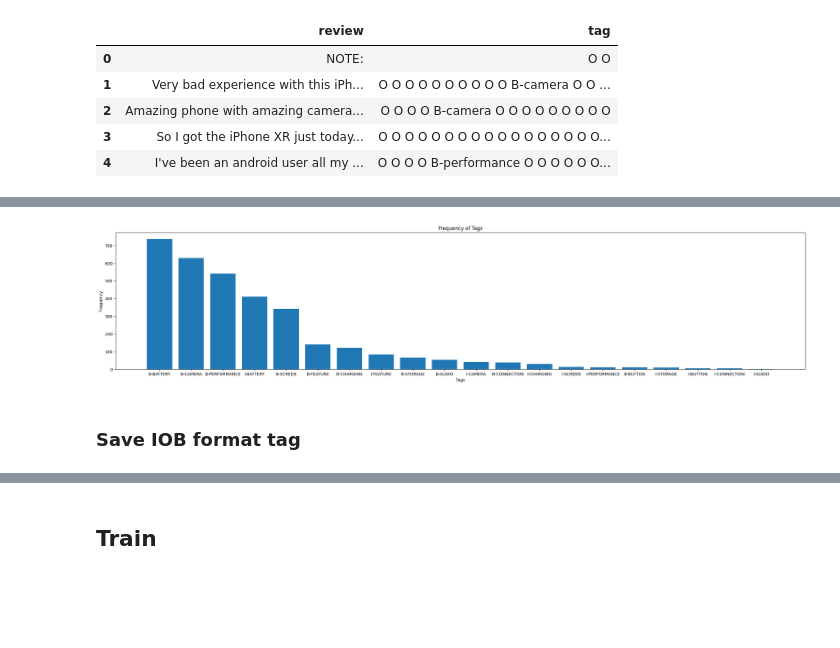
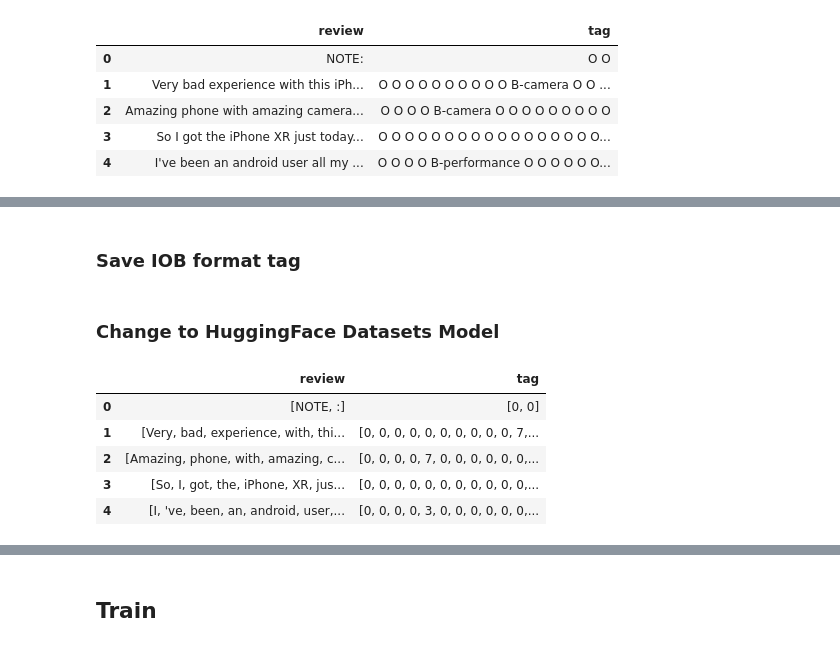
Before and after one commit to IdjiotSandwiches/Combining-Sentiment-Analysis-and-Named-Entity-Recognition-in-Smartphone-Reviews, a Jupyter notebook: Project/NLP_Project.ipynb, the cells around one changed output, grey strips where cells are left out. Cells and saved outputs as stored; diff of their text form; code cells hidden in the pictures; blank space fills up the shorter version.

```diff
--- a/Project/NLP_Project.ipynb
+++ b/Project/NLP_Project.ipynb
@@ -344,0 +351,26 @@ NER_df.head()
+# %%
+LABEL = ['O',
+ 'B-storage',
+ 'I-storage',
+ 'B-performance',
+ 'I-performance',
+ 'B-battery',
+ 'I-battery',
+ 'B-camera',
+ 'I-camera',
+ 'B-charging',
+ 'I-charging',
+ 'B-screen',
+ 'I-screen',
+ 'B-audio',
+ 'I-audio',
+ 'B-feature',
+ 'I-feature',
+ 'B-connection',
+ 'I-connection',
+ 'B-button',
+ 'I-button']
+MODEL_NAME = 'dslim/distilbert-NER'
+NUM_LABELS = len(LABEL)
+TOKENIZER = AutoTokenizer.from_pretrained(MODEL_NAME)
+MODEL = AutoModelForTokenClassification.from_pretrained(MODEL_NAME, num_labels=NUM_LABELS,ignore_mismatched_sizes=True)
@@ -511,11 +529,16 @@ def tagging_data(text):
         text_dict[i] = 'B-performance'
         if i < len(word_token) - 1 and re.match(r'\b(bionic)\b', word_token[i + 1]):
           text_dict[i + 1] = 'I-performance'
+      elif word == 'jack' and i < len(word_token) - 1 and word_token[i + 1] == 'connector':
+        text_dict[i] = 'B-audio'
+        text_dict[i + 1] = 'I-audio'
 
   tokenized_text = ' '.join(text_dict)
   return tokenized_text
 # %%
 NER_df['tag'] = NER_df['review'].apply(tagging_data)
+NER_df['tag'] = NER_df['tag'].apply(word_tokenize)
+NER_df['review'] = NER_df['review'].apply(word_tokenize)
 NER_df.head()
 # %% [output]
 |  | review | tag |
@@ -524,6 +547,3 @@ NER_df.head()
 | 2 | Amazing phone with amazing camera... | O O O O B-camera O O O O O O O O O |
 | 3 | So I got the iPhone XR just today... | O O O O O O O O O O O O O O O O O... |
 | 4 | I've been an android user all my ... | O O O O B-performance O O O O O O... |
-# %%
-NER_df = to_iob_tag(NER_df['review'], NER_df['tag'])
-NER_df
@@ -544,15 +550,17 @@ NER_df
-# %%
-temp_df = NER_df.drop(NER_df[NER_df['labels'] == 'O'].index)
-label_counts = temp_df['labels'].value_counts()
-plt.figure(figsize=(30, 6))
-plt.bar(label_counts.index, label_counts.values)
-plt.xlabel('Tags')
-plt.ylabel('Frequency')
-plt.title('Frequency of Tags')
-plt.show()
-# %% [output]
-[figure, removed]
 # %% [markdown]
 ### **Save IOB format tag**
 # %%
 NER_df.to_csv('../datasets/dataset-iob-tag.csv', index=False)
+# %% [markdown]
+### **Change to HuggingFace Datasets Model**
+# %%
+label_to_index = {label: idx for idx, label in enumerate(LABEL)}
+NER_df['tag'] = [[label_to_index[label] for label in sequence] for sequence in NER_df['tag']]
+NER_df.head()
+# %% [output]
+|  | review | tag |
+| 0 | [NOTE, :] | [0, 0] |
+| 1 | [Very, bad, experience, with, thi... | [0, 0, 0, 0, 0, 0, 0, 0, 0, 0, 7,... |
+| 2 | [Amazing, phone, with, amazing, c... | [0, 0, 0, 0, 7, 0, 0, 0, 0, 0, 0,... |
+| 3 | [So, I, got, the, iPhone, XR, jus... | [0, 0, 0, 0, 0, 0, 0, 0, 0, 0, 0,... |
+| 4 | [I, 've, been, an, android, user,... | [0, 0, 0, 0, 3, 0, 0, 0, 0, 0, 0,... |
```
Also changed, not shown: parts of 26 cells of this notebook, 1 other file.
